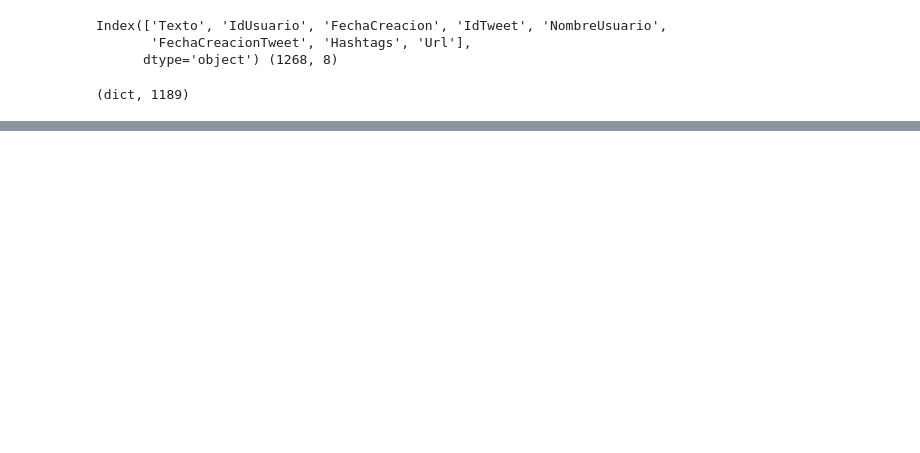
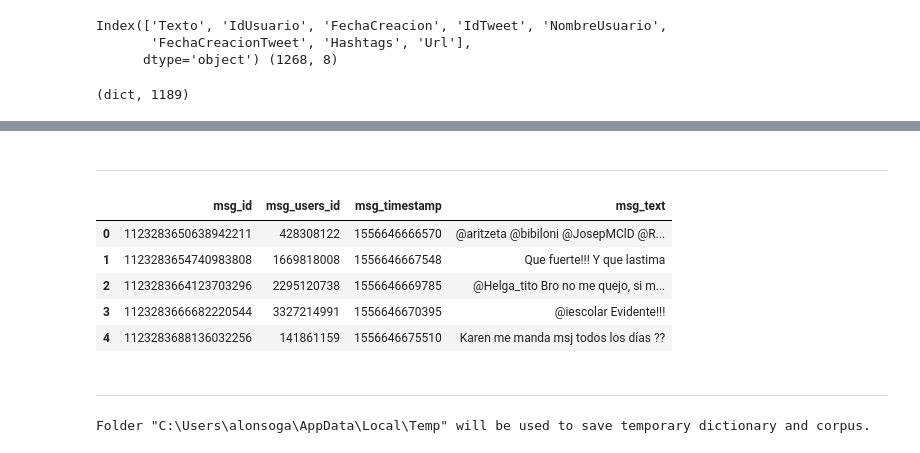
Before and after one commit to RoundU/RoundU, a Jupyter notebook: tweet to NLP.ipynb, the cells around one changed output, grey strips where cells are left out. Drawn from its saved outputs; the diff is of its cells as text; code cells hidden in the pictures; blank space fills up the shorter version.

```diff
--- a/tweet to NLP.ipynb
+++ b/tweet to NLP.ipynb
@@ -63,0 +66,25 @@ ModuleNotFoundError: No module named 'gensim'
+# %% [markdown]
+---------
+# %%
+import pyodbc
+import configLocal
+
+server = configLocal.server
+database = configLocal.database
+username = configLocal.username
+password = configLocal.password
+cnxn = configLocal.cnxn
+cursor = cnxn.cursor()
+# %%
+data = pd.read_sql_query("select msg_id, msg_users_id, msg_timestamp, msg_text from dbo.msg", cnxn)
+# %%
+data.head()
+# %% [output]
+|  | msg_id | msg_users_id | msg_timestamp | msg_text |
+| 0 | 1123283650638942211 | 428308122 | 1556646666570 | @aritzeta @bibiloni @JosepMClD @R... |
+| 1 | 1123283654740983808 | 1669818008 | 1556646667548 | Que fuerte!!! Y que lastima |
+| 2 | 1123283664123703296 | 2295120738 | 1556646669785 | @Helga_tito Bro no me quejo, si m... |
+| 3 | 1123283666682220544 | 3327214991 | 1556646670395 | @iescolar Evidente!!! |
+| 4 | 1123283688136032256 | 141861159 | 1556646675510 | Karen me manda msj todos los días ?? |
+# %% [markdown]
+---------
@@ -63,0 +96,13 @@ ModuleNotFoundError: No module named 'gensim'
+# %%
+import gensim
+import logging
+import tempfile
+import os
+
+TEMP_FOLDER = tempfile.gettempdir()
+print('Folder "{}" will be used to save temporary dictionary and corpus.'.format(TEMP_FOLDER))
+
+from gensim import corpora
+logging.basicConfig(format='%(asctime)s : %(levelname)s : %(message)s', level=logging.INFO)
+# %% [output]
+Folder "C:\Users\alonsoga\AppData\Local\Temp" will be used to save temporary dictionary and corpus.
```
Also changed, not shown: parts of 26 cells of this notebook, 2 other files.
